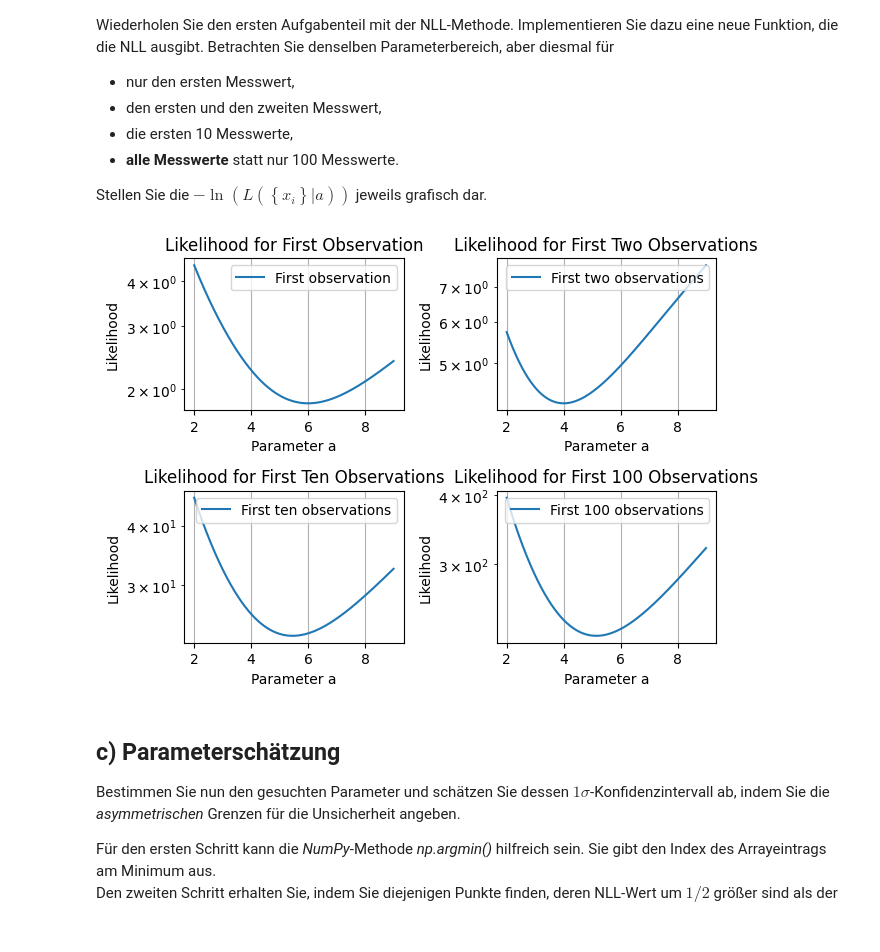
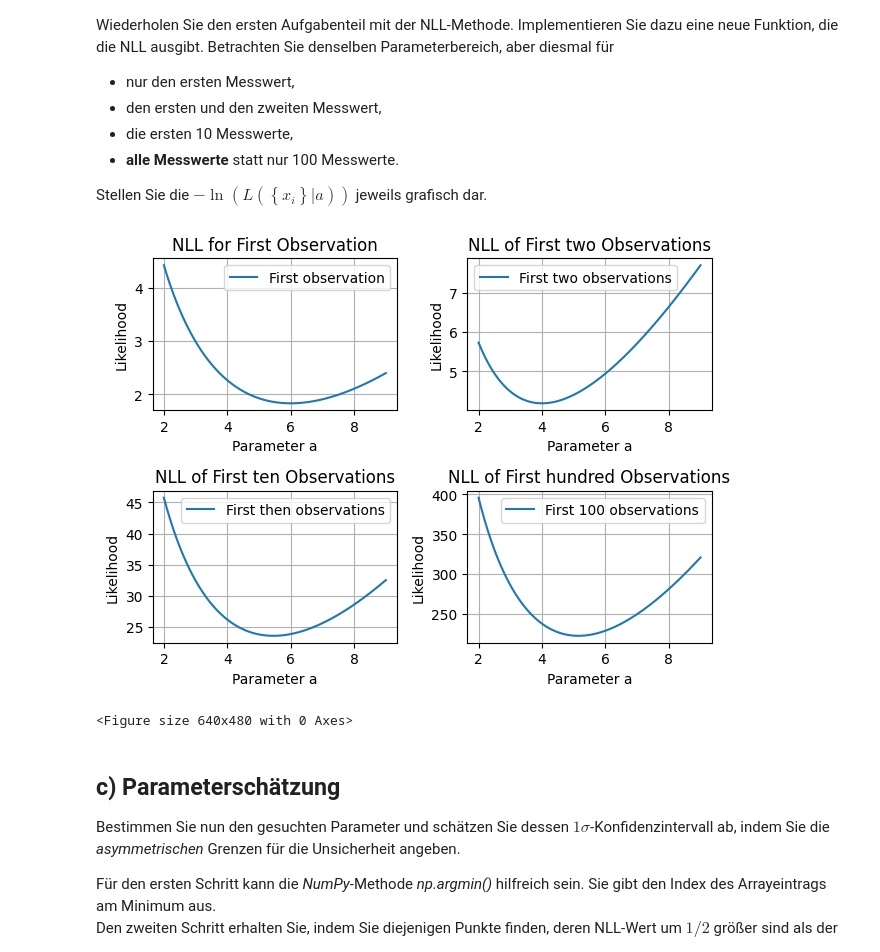
Before and after one commit to AlFa-Tier/Uni_codes, a Jupyter notebook: Stat. Datenauswertung/AufgabenBlätter/Blatt03/Blatt03.ipynb, the cells around one changed output. Cells and saved outputs as stored; diff of their text form; code cells hidden in the pictures.

```diff
--- a/Stat. Datenauswertung/AufgabenBlätter/Blatt03/Blatt03.ipynb
+++ b/Stat. Datenauswertung/AufgabenBlätter/Blatt03/Blatt03.ipynb
@@ -480,71 +457,50 @@ Stellen Sie die $-\ln\left(L\left(\left\{x_i\right\}|a\right)\right)$ jeweils gr
 # %%
 # ->> your code, please !
 
 # legative Log Likelihood function
 def NLL(x, a, func, *args, **kwargs):
     """
     Compute the likelihood L({x_i} | a) for a given parameter array a.
     param x: Array of observed data points.
     param a: Array of parameters to evaluate the likelihood.
     param func: The probability density function (e.g., Poisson, Gaussian).
     return: Array of likelihood values for each parameter in a.
     """
     likelyhoods = []
     for _ in a:
         L = -np.sum(np.log(func(x, _)))
         likelyhoods.append(L)
     return likelyhoods
 # make plots
 
 NLL_first = NLL(first, a, fPoisson)
 NLL_second = NLL(second, a, fPoisson)
 NLL_tenth = NLL(tenth, a, fPoisson)
 NLL_hundredth = NLL(hundredth, a, fPoisson)
+NLL_tot = [NLL_first, NLL_second, NLL_tenth, NLL_hundredth]
 
-# Plot for the first observation
-plt.subplot(2, 2, 1)
-plt.plot(a, NLL_first, label="First observation")
-plt.xlabel("Parameter a")
-plt.ylabel("Likelihood")
-plt.title("Likelihood for First Observation")
-plt.legend()
-plt.grid()
-plt.yscale('log')
 
-# Plot for the first two observations
-plt.subplot(2, 2, 2)
-plt.plot(a, NLL_second, label="First two observations")
-plt.xlabel("Parameter a")
-plt.ylabel("Likelihood")
-plt.title("Likelihood for First Two Observations")
-plt.legend()
-plt.grid()
-plt.yscale('log')
+# Plot for the observations
+labels = ['First observation', f'First two observations', 'First then observations', 'First 100 observations']
+titles = ['NLL for First Observation', 'NLL of First two Observations', 'NLL of First ten Observations', 'NLL of First hundred Observations']
 
-# Plot for the first ten observations
-plt.subplot(2, 2, 3)
-plt.plot(a, NLL_tenth, label="First ten observations")
-plt.xlabel("Parameter a")
-plt.ylabel("Likelihood")
-plt.title("Likelihood for First Ten Observations")
-plt.legend()
-plt.grid()
-plt.yscale('log')
-
-# Plot for the first 100 observations
-plt.subplot(2, 2, 4)
-plt.plot(a, NLL_hundredth, label="First 100 observations")
-plt.xlabel("Parameter a")
-plt.ylabel("Likelihood")
-plt.title("Likelihood for First 100 Observations")
-plt.legend()
-plt.grid()
-plt.yscale('log')
+for _ in range(1,5):
+	plt.subplot(2, 2, _)
+	plt.plot(a, NLL_tot[_-1], label=labels[_-1])
+	plt.xlabel("Parameter a")
+	plt.ylabel("Likelihood")
+	plt.title(titles[_-1])
+	plt.legend()
+	plt.grid()
 
 plt.tight_layout()
 plt.show()
+
+plt.tight_layout()
+plt.show()
 # %% [output]
-[figure, old version]
+[figure, new version]
+<Figure size 640x480 with 0 Axes>
 # %% [markdown]
 ## c) Parameterschätzung
 
```
Also changed, not shown: parts of 4 cells of this notebook.
